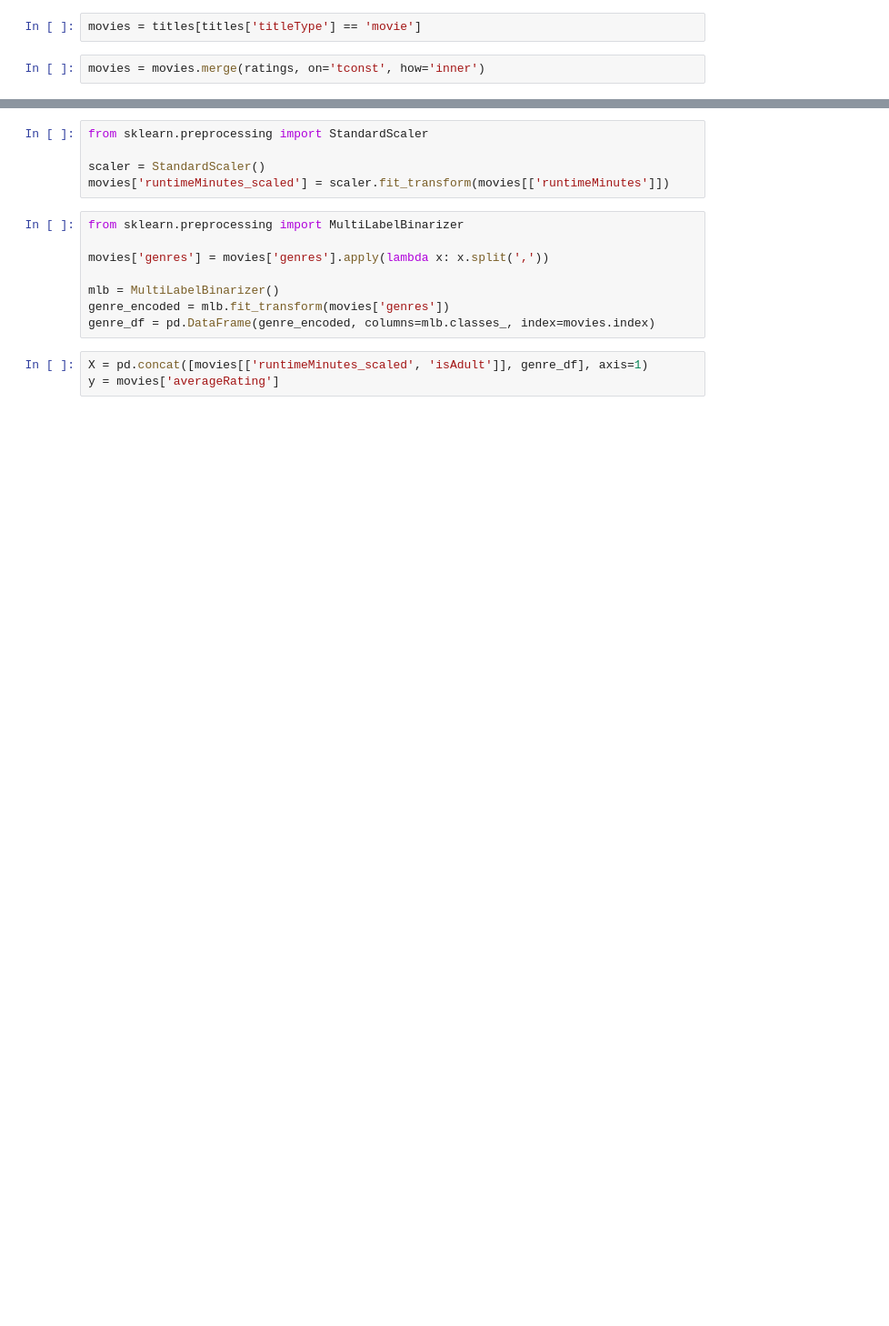
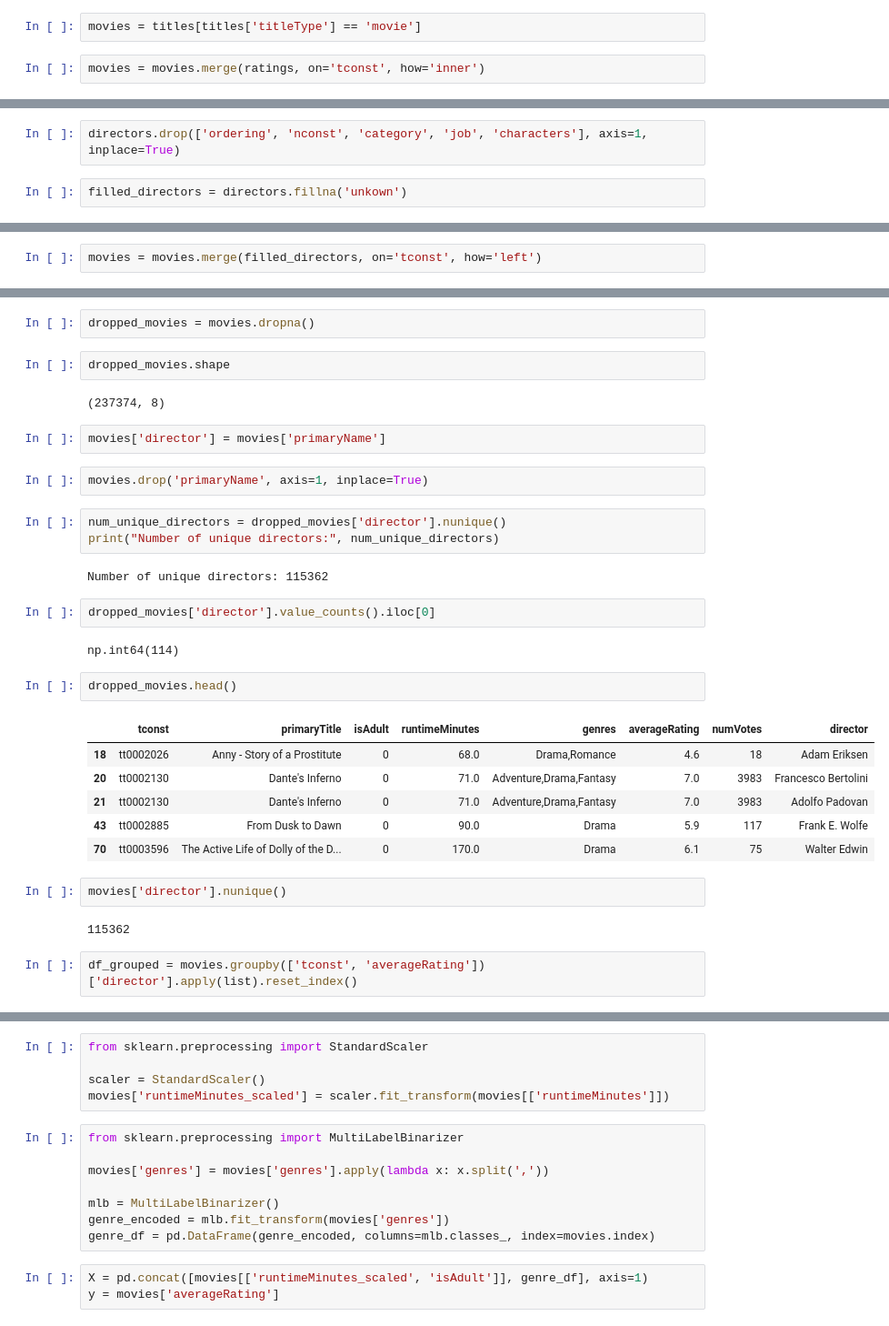
Before and after one commit to IslombekMir/Machine-Learning-Coursework, a Jupyter notebook: notebooks/main.ipynb, the cells around one changed output, grey strips where cells are left out. Shown: that part at 91% size. Cells and saved outputs as stored; diff of their text form; blank space fills up the shorter version.

```diff
--- a/notebooks/main.ipynb
+++ b/notebooks/main.ipynb
@@ -73,0 +124,4 @@ plt.show()
+# %%
+directors.drop(['ordering', 'nconst', 'category', 'job', 'characters'], axis=1, inplace=True)
+# %%
+filled_directors = directors.fillna('unkown')
@@ -73,0 +141,2 @@ plt.show()
+# %%
+movies = movies.merge(filled_directors, on='tconst', how='left')
@@ -73,0 +147,34 @@ plt.show()
+# %%
+dropped_movies = movies.dropna()
+# %%
+dropped_movies.shape
+# %% [output]
+(237374, 8)
+# %%
+movies['director'] = movies['primaryName']
+# %%
+movies.drop('primaryName', axis=1, inplace=True)
+# %%
+num_unique_directors = dropped_movies['director'].nunique()
+print("Number of unique directors:", num_unique_directors)
+# %% [output]
+Number of unique directors: 115362
+# %%
+dropped_movies['director'].value_counts().iloc[0]
+# %% [output]
+np.int64(114)
+# %%
+dropped_movies.head()
+# %% [output]
+|  | tconst | primaryTitle | isAdult | runtimeMinutes | genres | averageRating | numVotes | director |
+| 18 | tt0002026 | Anny - Story of a Prostitute | 0 | 68.0 | Drama,Romance | 4.6 | 18 | Adam Eriksen |
+| 20 | tt0002130 | Dante's Inferno | 0 | 71.0 | Adventure,Drama,Fantasy | 7.0 | 3983 | Francesco Bertolini |
+| 21 | tt0002130 | Dante's Inferno | 0 | 71.0 | Adventure,Drama,Fantasy | 7.0 | 3983 | Adolfo Padovan |
+| 43 | tt0002885 | From Dusk to Dawn | 0 | 90.0 | Drama | 5.9 | 117 | Frank E. Wolfe |
+| 70 | tt0003596 | The Active Life of Dolly of the D... | 0 | 170.0 | Drama | 6.1 | 75 | Walter Edwin |
+# %%
+movies['director'].nunique()
+# %% [output]
+115362
+# %%
+df_grouped = movies.groupby(['tconst', 'averageRating'])['director'].apply(list).reset_index()
```
Also changed, not shown: parts of 28 cells of this notebook.
